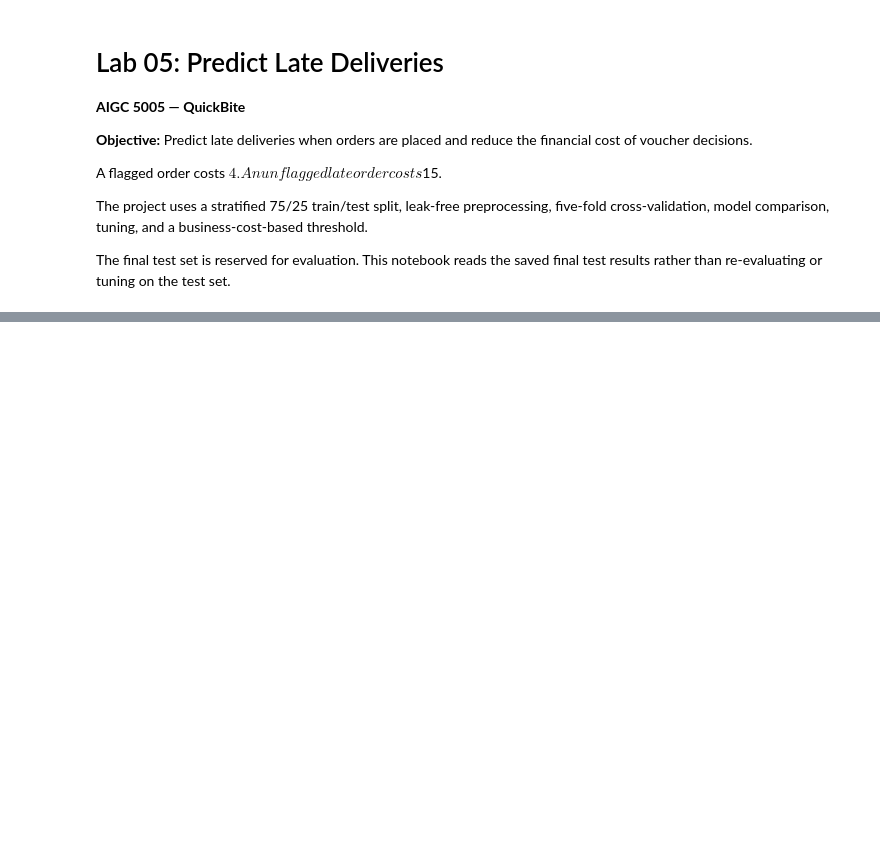
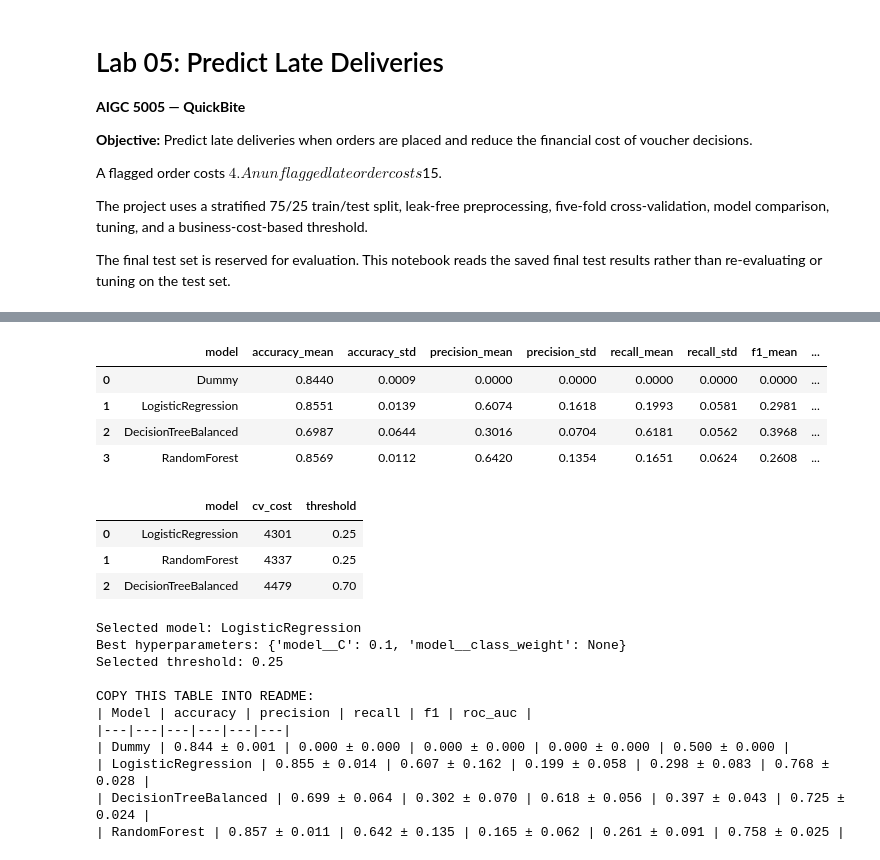
Before and after one commit to quyenise-AIHumber/lab05-late-deliveries, a Jupyter notebook: notebooks/analysis.ipynb, the cells around one changed output, grey strips where cells are left out. Cells and saved outputs as stored; diff of their text form; code cells hidden in the pictures; blank space fills up the shorter version.

```diff
--- a/notebooks/analysis.ipynb
+++ b/notebooks/analysis.ipynb
@@ -11,6 +11,7 @@ The project uses a stratified 75/25 train/test split, leak-free preprocessing, f
 
 The final test set is reserved for evaluation. This notebook reads the saved final test results rather than re-evaluating or tuning on the test set.
 # %%
+
 import json
 from pathlib import Path
 
@@ -28,10 +29,18 @@ if not (root / "reports" / "metrics.json").exists():
 
 orders = make_orders()
 cv = pd.read_csv(root / "reports" / "cv_results.csv")
-costs = pd.read_csv(root / "reports" / "threshold_costs.csv")
-candidate_costs = pd.read_csv(root / "reports" / "model_cost_comparison.csv")
-metrics = json.loads((root / "reports" / "metrics.json").read_text())
-info = json.loads((root / "models" / "model_info.json").read_text())
+costs = pd.read_csv(
+    root / "reports" / "threshold_costs.csv"
+)
+candidate_costs = pd.read_csv(
+    root / "reports" / "model_cost_comparison.csv"
+)
+metrics = json.loads(
+    (root / "reports" / "metrics.json").read_text()
+)
+info = json.loads(
+    (root / "models" / "model_info.json").read_text()
+)
 
 print("Orders:", len(orders))
 print("Late orders:", int(orders["late"].sum()))
@@ -40,21 +65,48 @@ display(orders.isna().sum().to_frame("Missing values"))
 # %%
+
 display(cv.round(4))
 display(candidate_costs)
 
 print("Selected model:", info["model_name"])
 print("Best hyperparameters:", info["best_settings"])
 print("Selected threshold:", info["threshold"])
 
 # Generate the complete CV table for the README.
 names = ["accuracy", "precision", "recall", "f1", "roc_auc"]
 header = "| Model | " + " | ".join(names) + " |"
 separator = "|---" * 6 + "|"
 
 rows = [header, separator]
 for _, row in cv.iterrows():
-    entries = [f"{row[f'{m}_mean']:.3f} ± {row[f'{m}_std']:.3f}" for m in names]
-    rows.append("| " + " | ".join([row["model"], *entries]) + " |")
+    entries = [
+        f"{row[f'{m}_mean']:.3f} ± {row[f'{m}_std']:.3f}"
+        for m in names
+    ]
+    rows.append(
+        "| " + " | ".join([row["model"], *entries]) + " |"
+    )
 
 print("\nCOPY THIS TABLE INTO README:")
 print("\n".join(rows))
+# %% [output]
+|  | model | accuracy_mean | accuracy_std | precision_mean | precision_std | recall_mean | recall_std | f1_mean | ... |
+| 0 | Dummy | 0.8440 | 0.0009 | 0.0000 | 0.0000 | 0.0000 | 0.0000 | 0.0000 | ... |
+| 1 | LogisticRegression | 0.8551 | 0.0139 | 0.6074 | 0.1618 | 0.1993 | 0.0581 | 0.2981 | ... |
+| 2 | DecisionTreeBalanced | 0.6987 | 0.0644 | 0.3016 | 0.0704 | 0.6181 | 0.0562 | 0.3968 | ... |
+| 3 | RandomForest | 0.8569 | 0.0112 | 0.6420 | 0.1354 | 0.1651 | 0.0624 | 0.2608 | ... |
+|  | model | cv_cost | threshold |
+| 0 | LogisticRegression | 4301 | 0.25 |
+| 1 | RandomForest | 4337 | 0.25 |
+| 2 | DecisionTreeBalanced | 4479 | 0.70 |
+Selected model: LogisticRegression
+Best hyperparameters: {'model__C': 0.1, 'model__class_weight': None}
+Selected threshold: 0.25
+
+COPY THIS TABLE INTO README:
+| Model | accuracy | precision | recall | f1 | roc_auc |
+|---|---|---|---|---|---|
+| Dummy | 0.844 ± 0.001 | 0.000 ± 0.000 | 0.000 ± 0.000 | 0.000 ± 0.000 | 0.500 ± 0.000 |
+| LogisticRegression | 0.855 ± 0.014 | 0.607 ± 0.162 | 0.199 ± 0.058 | 0.298 ± 0.083 | 0.768 ± 0.028 |
+| DecisionTreeBalanced | 0.699 ± 0.064 | 0.302 ± 0.070 | 0.618 ± 0.056 | 0.397 ± 0.043 | 0.725 ± 0.024 |
+| RandomForest | 0.857 ± 0.011 | 0.642 ± 0.135 | 0.165 ± 0.062 | 0.261 ± 0.091 | 0.758 ± 0.025 |
 # %%
```
Also changed, not shown: parts of 6 cells of this notebook.
